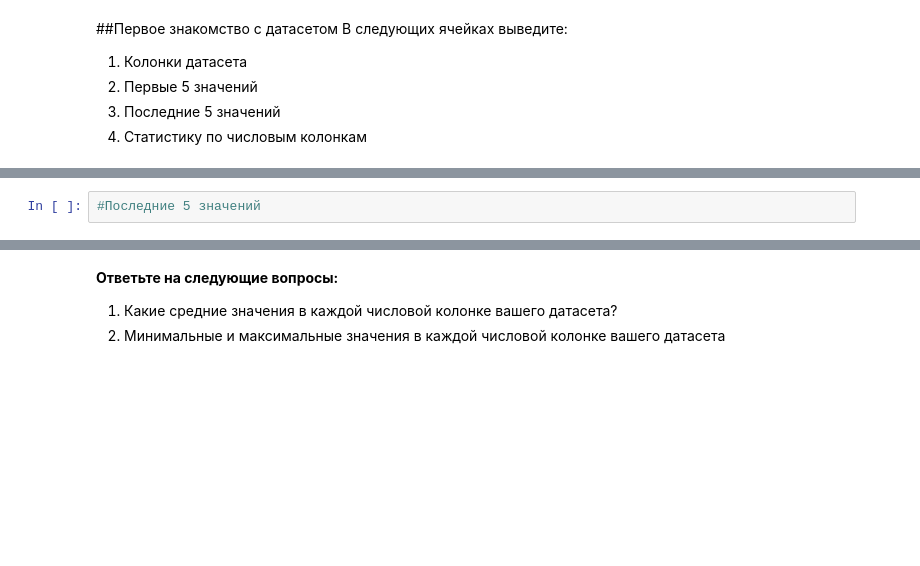
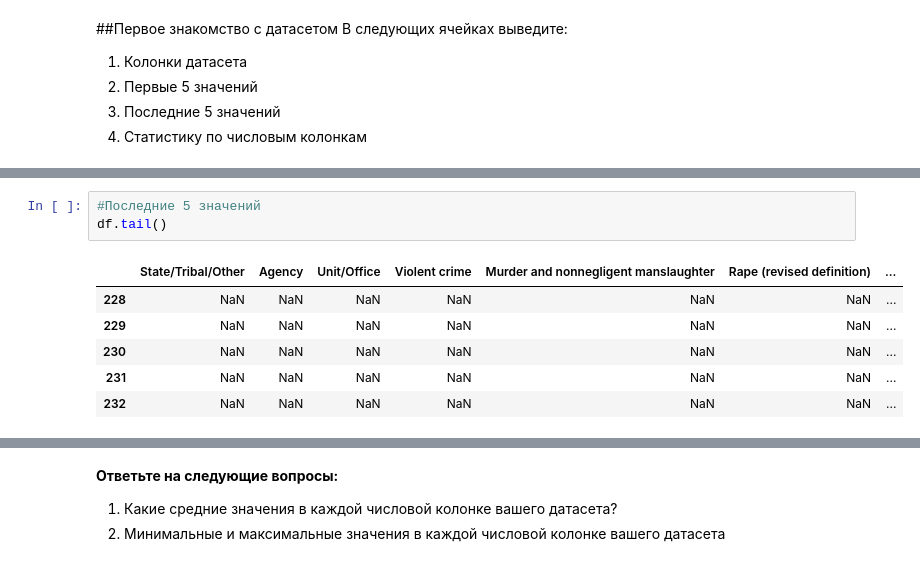
Before and after one commit to Artorius81/labs_ml_basov, a Jupyter notebook: labs/Задание_1_Басов.ipynb, the cells around one changed output, grey strips where cells are left out. Cells and saved outputs as stored; diff of their text form; blank space fills up the shorter version.

```diff
--- a/labs/Задание_1_Басов.ipynb
+++ b/labs/Задание_1_Басов.ipynb
@@ -44,4 +60,12 @@ df
 # %%
 #Последние 5 значений
+df.tail()
+# %% [output]
+|  | State/Tribal/Other | Agency | Unit/Office | Violent crime | Murder and nonnegligent manslaughter | Rape (revised definition) | ... |
+| 228 | NaN | NaN | NaN | NaN | NaN | NaN | ... |
+| 229 | NaN | NaN | NaN | NaN | NaN | NaN | ... |
+| 230 | NaN | NaN | NaN | NaN | NaN | NaN | ... |
+| 231 | NaN | NaN | NaN | NaN | NaN | NaN | ... |
+| 232 | NaN | NaN | NaN | NaN | NaN | NaN | ... |
 # %%
 #Статистику
```
Also changed, not shown: parts of 12 cells of this notebook.
